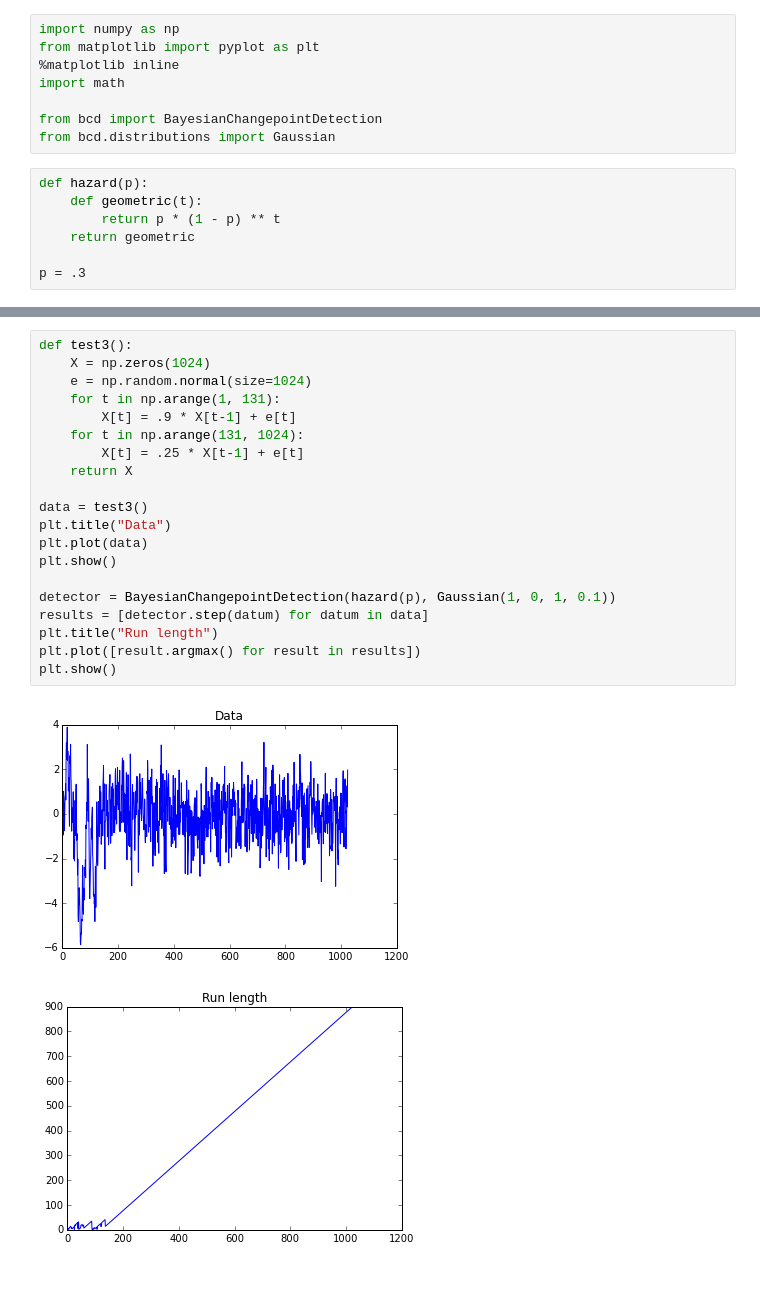
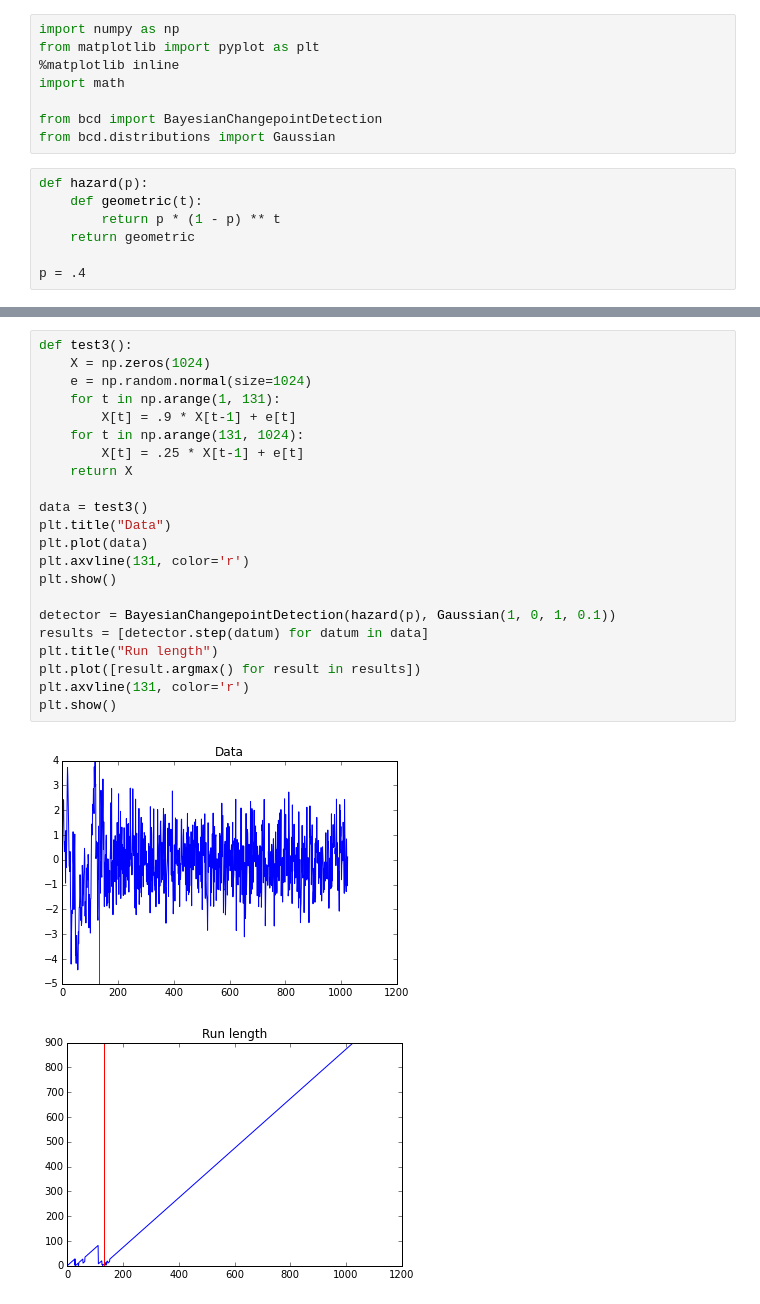
Before and after one commit to concord/ml, a Jupyter notebook: notebooks/Nathan test cases.ipynb, the cells around one changed output, grey strips where cells are left out. Drawn from its saved outputs; the diff is of its cells as text.

```diff
--- a/notebooks/Nathan test cases.ipynb
+++ b/notebooks/Nathan test cases.ipynb
@@ -15,7 +15,7 @@ def hazard(p):
         return p * (1 - p) ** t
     return geometric
 
-p = .3
+p = .4
 # %%
 def test1():
     X = np.zeros(1024)
@@ -69,26 +77,28 @@ plt.show()
 # %%
 def test3():
     X = np.zeros(1024)
     e = np.random.normal(size=1024)
     for t in np.arange(1, 131):
         X[t] = .9 * X[t-1] + e[t]
     for t in np.arange(131, 1024):
         X[t] = .25 * X[t-1] + e[t]
     return X
 
 data = test3()
 plt.title("Data")
 plt.plot(data)
+plt.axvline(131, color='r')
 plt.show()
 
 detector = BayesianChangepointDetection(hazard(p), Gaussian(1, 0, 1, 0.1))
 results = [detector.step(datum) for datum in data]
 plt.title("Run length")
 plt.plot([result.argmax() for result in results])
+plt.axvline(131, color='r')
 plt.show()
 # %% [output]
-[figure, old version]
+[figure, new version]
-[figure, old version]
+[figure, new version]
 # %%
 def test4():
     X = np.zeros(1024)
```
Also changed, not shown: parts of 5 cells of this notebook.
